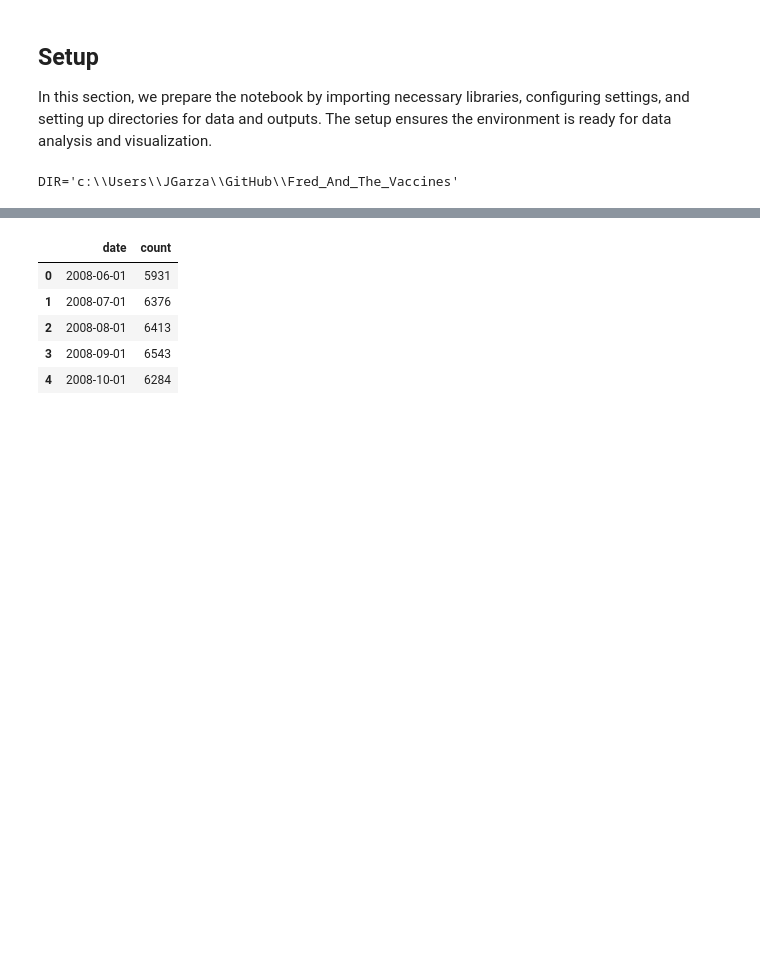
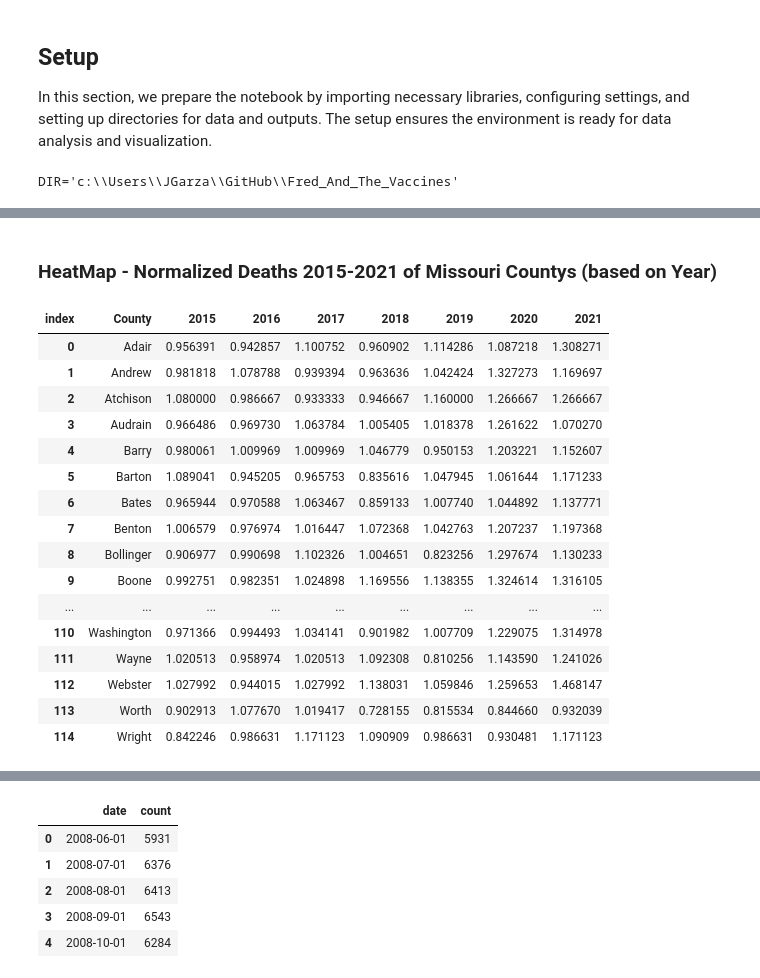
Before and after one commit to jgarza9788/Fred_And_The_Vaccines, a Jupyter notebook: main.ipynb, the cells around one changed output, grey strips where cells are left out. Drawn from its saved outputs; the diff is of its cells as text; code cells hidden in the pictures; blank space fills up the shorter version.

```diff
--- a/main.ipynb
+++ b/main.ipynb
@@ -78,0 +144,59 @@ DIR='c:\\Users\\JGarza\\GitHub\\Fred_And_The_Vaccines'
+# %%
+# normalizing the values
+dfn = df.melt(id_vars=["County"], var_name="year", value_name="value")
+
+dfn['value'] = dfn['value'].astype(float,errors='ignore')
+dfn = dfn[dfn.value != ' ']
+
+## baseline years are 2015,2016,2017 before the pandemic
+blyears = dfn[dfn.year.isin(['2015','2016','2017'])]
+grouped = blyears.groupby('County')
+
+temp = grouped['value'].agg(
+    baseline='mean',
+).reset_index()
+
+for _, row in temp.iterrows():
+    try:
+        dfn.loc[dfn.County == row['County'], 'value'] = dfn[(dfn.County == row['County'])].value / row['baseline']
+    except:
+        pass
+
+dfn = pd.pivot_table(
+    data = dfn.copy(),
+    values = 'value',
+    index = ['County'],
+    columns=['year'],
+    aggfunc='mean',
+)
+dfn.columns.name = 'index'
+dfn = dfn.reset_index()
+
+for i in range(2015,2025):
+    try:
+        dfn[str(i)] = dfn[str(i)].astype(float)
+    except:
+        pass
+
+display(MD('### HeatMap - Normalized Deaths 2015-2021 of Missouri Countys (based on Year)'))
+# dfn = dfn.sort_values(by='2021',ascending=False)
+display(dfn.style.background_gradient(cmap=heatmapCM,axis=1))
+# %% [output]
+### HeatMap - Normalized Deaths 2015-2021 of Missouri Countys (based on Year)
+| index | County | 2015 | 2016 | 2017 | 2018 | 2019 | 2020 | 2021 |
+| 0 | Adair | 0.956391 | 0.942857 | 1.100752 | 0.960902 | 1.114286 | 1.087218 | 1.308271 |
+| 1 | Andrew | 0.981818 | 1.078788 | 0.939394 | 0.963636 | 1.042424 | 1.327273 | 1.169697 |
+| 2 | Atchison | 1.080000 | 0.986667 | 0.933333 | 0.946667 | 1.160000 | 1.266667 | 1.266667 |
+| 3 | Audrain | 0.966486 | 0.969730 | 1.063784 | 1.005405 | 1.018378 | 1.261622 | 1.070270 |
+| 4 | Barry | 0.980061 | 1.009969 | 1.009969 | 1.046779 | 0.950153 | 1.203221 | 1.152607 |
+| 5 | Barton | 1.089041 | 0.945205 | 0.965753 | 0.835616 | 1.047945 | 1.061644 | 1.171233 |
+| 6 | Bates | 0.965944 | 0.970588 | 1.063467 | 0.859133 | 1.007740 | 1.044892 | 1.137771 |
+| 7 | Benton | 1.006579 | 0.976974 | 1.016447 | 1.072368 | 1.042763 | 1.207237 | 1.197368 |
+| 8 | Bollinger | 0.906977 | 0.990698 | 1.102326 | 1.004651 | 0.823256 | 1.297674 | 1.130233 |
+| 9 | Boone | 0.992751 | 0.982351 | 1.024898 | 1.169556 | 1.138355 | 1.324614 | 1.316105 |
+| ... | ... | ... | ... | ... | ... | ... | ... | ... |
+| 110 | Washington | 0.971366 | 0.994493 | 1.034141 | 0.901982 | 1.007709 | 1.229075 | 1.314978 |
+| 111 | Wayne | 1.020513 | 0.958974 | 1.020513 | 1.092308 | 0.810256 | 1.143590 | 1.241026 |
+| 112 | Webster | 1.027992 | 0.944015 | 1.027992 | 1.138031 | 1.059846 | 1.259653 | 1.468147 |
+| 113 | Worth | 0.902913 | 1.077670 | 1.019417 | 0.728155 | 0.815534 | 0.844660 | 0.932039 |
+| 114 | Wright | 0.842246 | 0.986631 | 1.171123 | 1.090909 | 0.986631 | 0.930481 | 1.171123 |
```
Also changed, not shown: parts of 7 cells of this notebook, 4 other files.
